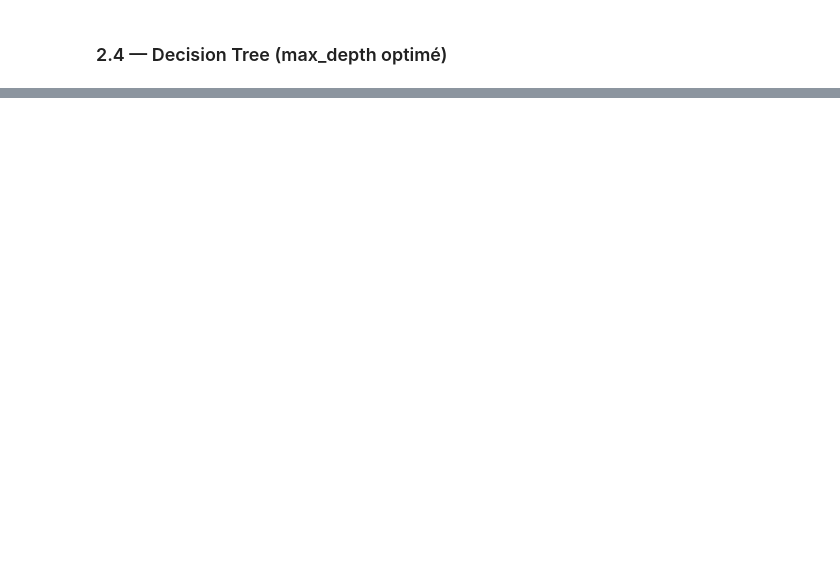
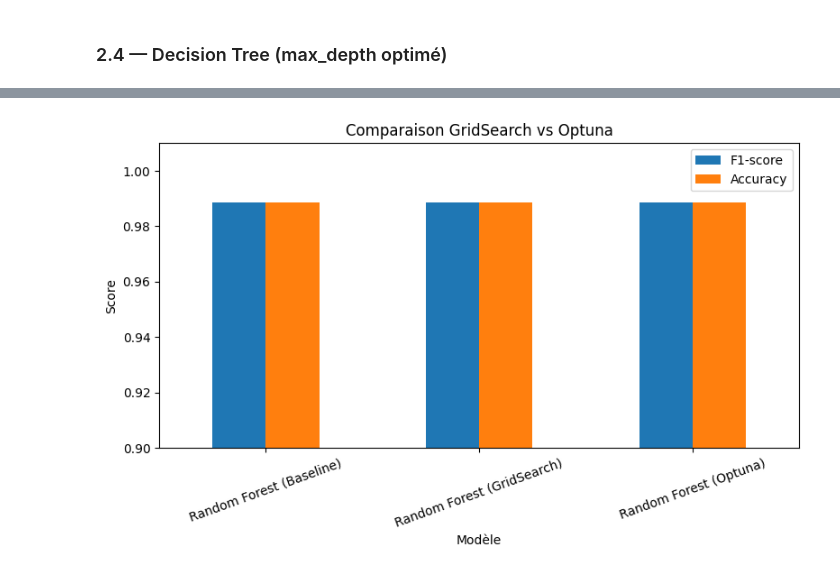
Before and after one commit to baccarifarah/eco-smart-classifier, a Jupyter notebook: src/modeling/classification.ipynb, the cells around one changed output, grey strips where cells are left out. Cells and saved outputs as stored; diff of their text form; code cells hidden in the pictures; blank space fills up the shorter version.

```diff
--- a/src/modeling/classification.ipynb
+++ b/src/modeling/classification.ipynb
@@ -431,0 +656,22 @@ SHAP non disponible. Selection via Feature Importance RF.
+# %%
+print("\n=== COMPARAISON FINALE TUNING ===")
+
+comparison = pd.DataFrame({
+    'Modèle': [
+        'Random Forest (Baseline)',
+        'Random Forest (GridSearch)',
+        'Random Forest (Optuna)'
+    ],
+    'F1-score': [
+        rf_f1,        # baseline
+        rf_grid_f1,   # grid
+        opt_f1        # optuna
+    ],
+    'Accuracy': [
+        rf_acc,
+        rf_grid_acc,
+        opt_acc
+    ]
+}).sort_values('F1-score', ascending=False)
+
+display(comparison)
@@ -431,0 +684,10 @@ SHAP non disponible. Selection via Feature Importance RF.
+# %%
+comparison.set_index('Modèle').plot(kind='bar', figsize=(8,5))
+plt.title("Comparaison GridSearch vs Optuna")
+plt.ylabel("Score")
+plt.xticks(rotation=20)
+plt.ylim(0.9, 1.01)
+plt.tight_layout()
+plt.show()
+# %% [output]
+[figure, added]
```
Also changed, not shown: parts of 27 cells of this notebook.
